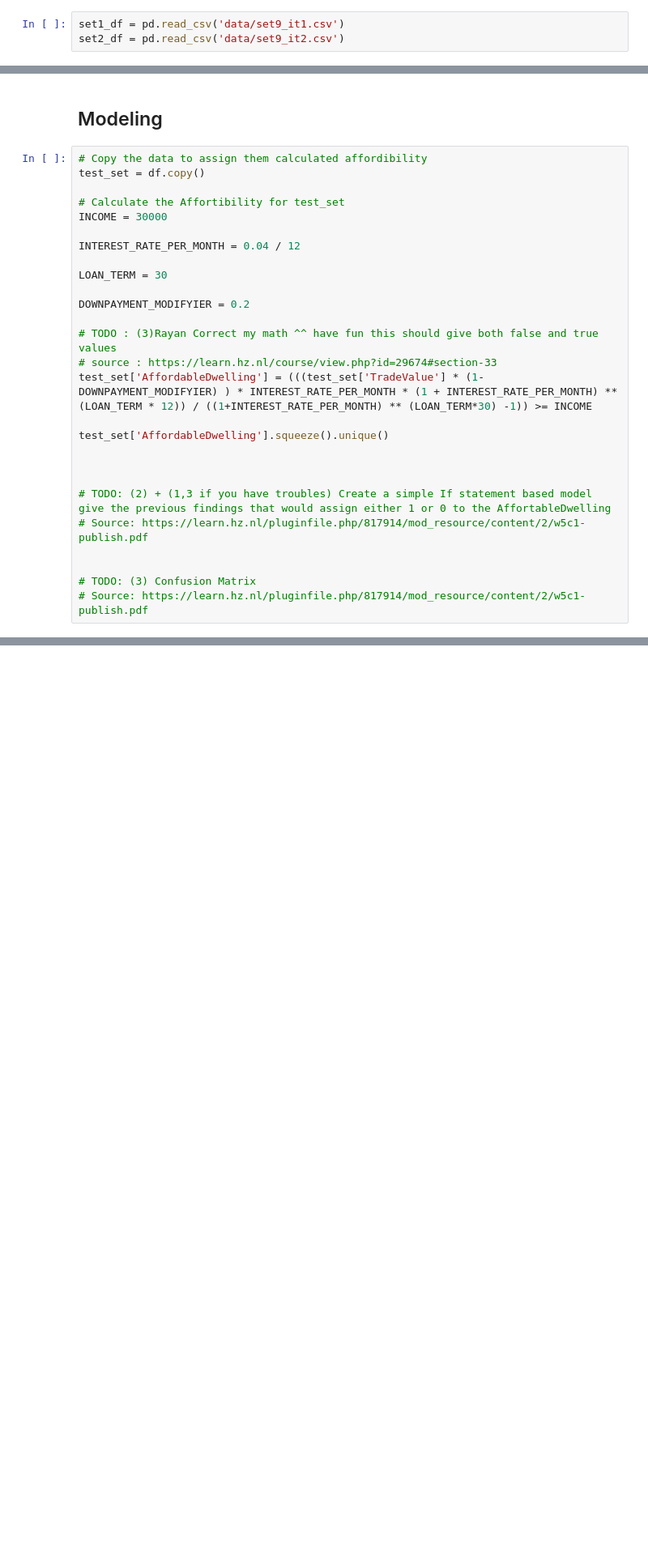
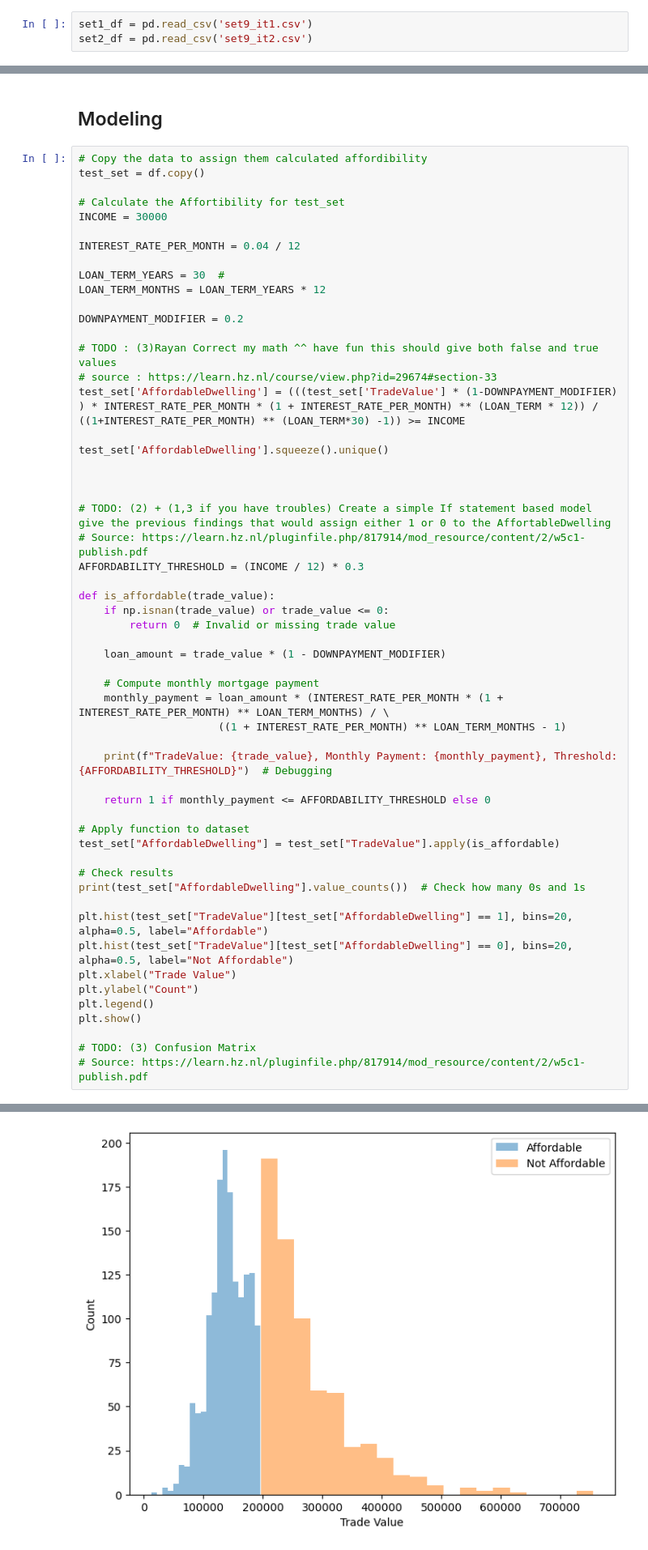
Before and after one commit to rayansamman/Slavic-Sultanate, a Jupyter notebook: src/second-iteration.ipynb, the cells around one changed output, grey strips where cells are left out. Shown: that part at 81% size. Drawn from its saved outputs; the diff is of its cells as text; blank space fills up the shorter version.

```diff
--- a/src/second-iteration.ipynb
+++ b/src/second-iteration.ipynb
@@ -8,8 +8,8 @@ from sklearn.model_selection import train_test_split
 # %% [markdown]
 ## Data understanding
 # %%
-set1_df = pd.read_csv('data/set9_it1.csv')
-set2_df = pd.read_csv('data/set9_it2.csv')
+set1_df = pd.read_csv('set9_it1.csv')
+set2_df = pd.read_csv('set9_it2.csv')
 # %%
 # Checking for missing values
 print(set1_df.isna().sum())
@@ -240,13 +240,14 @@ INCOME = 30000
 
 INTEREST_RATE_PER_MONTH = 0.04 / 12
 
-LOAN_TERM = 30
+LOAN_TERM_YEARS = 30  #
+LOAN_TERM_MONTHS = LOAN_TERM_YEARS * 12
 
-DOWNPAYMENT_MODIFYIER = 0.2
+DOWNPAYMENT_MODIFIER = 0.2
 
 # TODO : (3)Rayan Correct my math ^^ have fun this should give both false and true values
 # source : https://learn.hz.nl/course/view.php?id=29674#section-33
-test_set['AffordableDwelling'] = (((test_set['TradeValue'] * (1-DOWNPAYMENT_MODIFYIER) ) * INTEREST_RATE_PER_MONTH * (1 + INTEREST_RATE_PER_MONTH) ** (LOAN_TERM * 12)) / ((1+INTEREST_RATE_PER_MONTH) ** (LOAN_TERM*30) -1)) >= INCOME
+test_set['AffordableDwelling'] = (((test_set['TradeValue'] * (1-DOWNPAYMENT_MODIFIER) ) * INTEREST_RATE_PER_MONTH * (1 + INTEREST_RATE_PER_MONTH) ** (LOAN_TERM * 12)) / ((1+INTEREST_RATE_PER_MONTH) ** (LOAN_TERM*30) -1)) >= INCOME
 
 test_set['AffordableDwelling'].squeeze().unique()
 
@@ -254,7 +255,34 @@ test_set['AffordableDwelling'].squeeze().unique()
 
 # TODO: (2) + (1,3 if you have troubles) Create a simple If statement based model give the previous findings that would assign either 1 or 0 to the AffortableDwelling
 # Source: https://learn.hz.nl/pluginfile.php/817914/mod_resource/content/2/w5c1-publish.pdf
+AFFORDABILITY_THRESHOLD = (INCOME / 12) * 0.3
 
+def is_affordable(trade_value):
+    if np.isnan(trade_value) or trade_value <= 0:
+        return 0  # Invalid or missing trade value
+
+    loan_amount = trade_value * (1 - DOWNPAYMENT_MODIFIER)
+
+    # Compute monthly mortgage payment
+    monthly_payment = loan_amount * (INTEREST_RATE_PER_MONTH * (1 + INTEREST_RATE_PER_MONTH) ** LOAN_TERM_MONTHS) / \
+                      ((1 + INTEREST_RATE_PER_MONTH) ** LOAN_TERM_MONTHS - 1)
+
+    print(f"TradeValue: {trade_value}, Monthly Payment: {monthly_payment}, Threshold: {AFFORDABILITY_THRESHOLD}")  # Debugging
+
+    return 1 if monthly_payment <= AFFORDABILITY_THRESHOLD else 0
+
+# Apply function to dataset
+test_set["AffordableDwelling"] = test_set["TradeValue"].apply(is_affordable)
+
+# Check results
+print(test_set["AffordableDwelling"].value_counts())  # Check how many 0s and 1s
+
+plt.hist(test_set["TradeValue"][test_set["AffordableDwelling"] == 1], bins=20, alpha=0.5, label="Affordable")
+plt.hist(test_set["TradeValue"][test_set["AffordableDwelling"] == 0], bins=20, alpha=0.5, label="Not Affordable")
+plt.xlabel("Trade Value")
+plt.ylabel("Count")
+plt.legend()
+plt.show()
 
 # TODO: (3) Confusion Matrix
 # Source: https://learn.hz.nl/pluginfile.php/817914/mod_resource/content/2/w5c1-publish.pdf
@@ -262,0 +307 @@ array([False])
+[figure, added]
```
Also changed, not shown: parts of 1 cell of this notebook, 2 other files.
